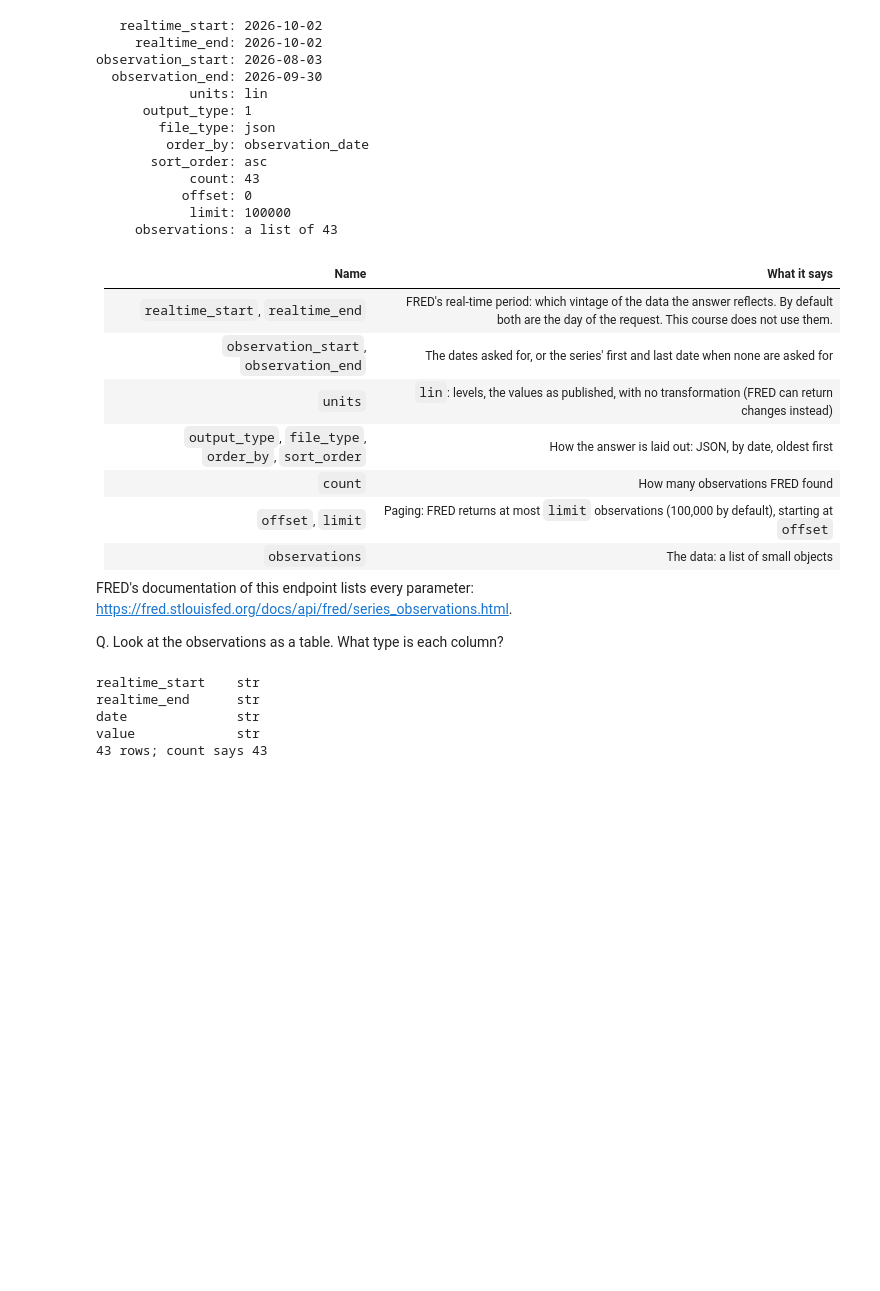
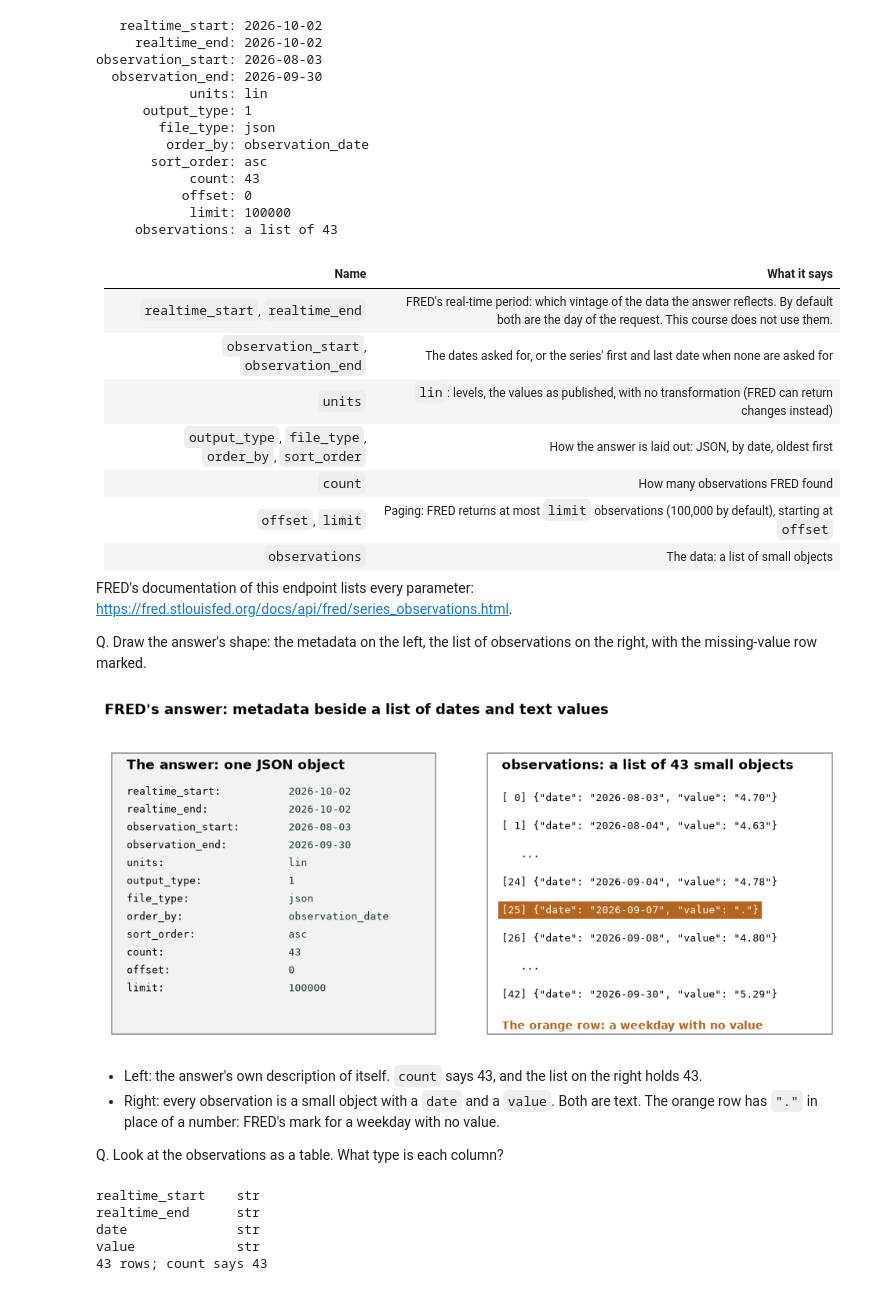
Before and after one commit to lenamonj/python-fixed-income, a Jupyter notebook: course3_market_data/week1/day2/02_json_and_the_fred_api.ipynb, the cells around one changed output. Cells and saved outputs as stored; diff of their text form; code cells hidden in the pictures; blank space fills up the shorter version.

```diff
--- a/course3_market_data/week1/day2/02_json_and_the_fred_api.ipynb
+++ b/course3_market_data/week1/day2/02_json_and_the_fred_api.ipynb
@@ -70,6 +71,23 @@ import urllib.request
 from pathlib import Path
 
 import pandas as pd
+
+# the course's chart style, set once here so every chart in the notebook looks the same
+import matplotlib.pyplot as plt
+
+plt.rcParams.update({
+    "figure.figsize": (9, 5),          # width and height of a chart, in inches
+    "figure.dpi": 110,                 # sharpness on screen
+    "font.size": 11,
+    "axes.titlesize": 12,
+    "axes.titleweight": "bold",
+    # the course greens, then a grey, for the first four lines or bars of a chart
+    "axes.prop_cycle": plt.cycler(color=["#123d2f", "#1c7a57", "#7fd1a8", "#8c8c8c"]),
+    "axes.grid": True,                 # light gridlines, as in an Excel chart
+    "grid.color": "#dddddd",
+    "axes.spines.top": False,          # no box line above or to the right of the plot
+    "axes.spines.right": False,
+})
 
 # three packages a Colab runtime or a new environment may lack: stop with the line that installs the missing one
 for module_name, install_name in [("pytest", "pytest"), ("requests", "requests"), ("dotenv", "python-dotenv")]:
@@ -1012,7 +1033,49 @@ observation_start: 2026-08-03
 
 FRED's documentation of this endpoint lists every parameter: https://fred.stlouisfed.org/docs/api/fred/series_observations.html.
 
-Q. Look at the observations as a table. What type is each column?
+Q. Draw the answer's shape: the metadata on the left, the list of observations on the right, with the missing-value row marked.
+# %%
+import matplotlib.patches as patches
+
+fig, ax = plt.subplots(figsize=(11, 4.8))
+ax.set_xlim(0, 1)
+ax.set_ylim(0, 1)
+ax.axis("off")
+
+# left box: every name except the observations, with its value, one per line
+metadata = [(name, value) for name, value in payload.items() if name != "observations"]
+ax.add_patch(patches.Rectangle((0.01, 0.02), 0.44, 0.88, facecolor="#f2f2f2", edgecolor="#8c8c8c"))
+ax.text(0.03, 0.85, "The answer: one JSON object", fontweight="bold")
+for i, (name, value) in enumerate(metadata):
+    ax.text(0.03, 0.77 - i * 0.056, f"{name}:", family="monospace", fontsize=8.5)
+    ax.text(0.25, 0.77 - i * 0.056, str(value), family="monospace", fontsize=8.5, color="#123d2f")
+
+# right box: a few observations from the list: the first two, the ones around the dot, and the last
+rows = payload["observations"]
+dot_at = [o["value"] for o in rows].index(".")
+shown = [(0, rows[0]), (1, rows[1]), (None, None), (dot_at - 1, rows[dot_at - 1]), (dot_at, rows[dot_at]),
+         (dot_at + 1, rows[dot_at + 1]), (None, None), (len(rows) - 1, rows[-1])]
+ax.add_patch(patches.Rectangle((0.52, 0.02), 0.47, 0.88, facecolor="white", edgecolor="#8c8c8c"))
+ax.text(0.54, 0.85, f"observations: a list of {len(rows)} small objects", fontweight="bold")
+for i, (position, row) in enumerate(shown):
+    y = 0.75 - i * 0.088
+    if row is None:
+        ax.text(0.54, y, "   ...", family="monospace", fontsize=9)
+        continue
+    is_dot = row["value"] == "."
+    ax.text(0.54, y, f'[{position:>2}] {{"date": "{row["date"]}", "value": "{row["value"]}"}}', family="monospace", fontsize=8.5,
+            color="white" if is_dot else "black",
+            bbox=dict(boxstyle="square,pad=0.3", facecolor="#b5651d" if is_dot else "none", edgecolor="none"))
+ax.text(0.54, 0.035, "The orange row: a weekday with no value", fontsize=9, color="#b5651d", fontweight="bold")
+ax.set_title("FRED's answer: metadata beside a list of dates and text values", loc="left")
+plt.show()
+# %% [output]
+[figure, added]
+# %% [markdown]
+* Left: the answer's own description of itself. `count` says 43, and the list on the right holds 43.
+* Right: every observation is a small object with a `date` and a `value`. Both are text. The orange row has `"."` in place of a number: FRED's mark for a weekday with no value.
+
+Q. Look at the observations as a table. What type is each column?
 # %%
 # one row per observation; the four names become the columns
 obs = pd.DataFrame(payload["observations"])
```
Also changed, not shown: parts of 26 cells of this notebook, 2 other files.
